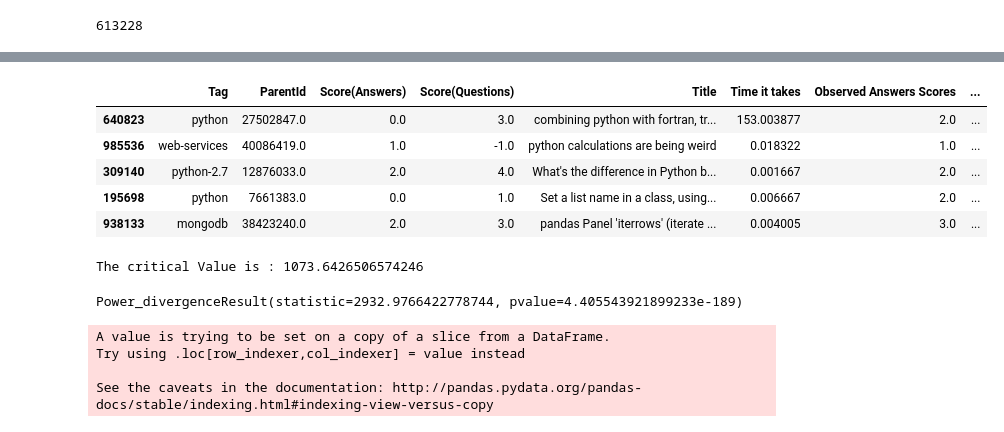
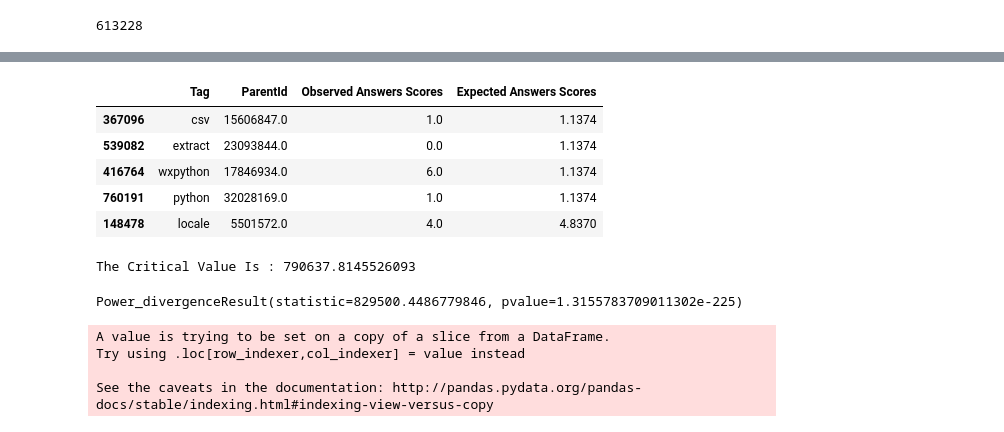
Before and after one commit to fosshie/tnn, a Jupyter notebook: Stacked_Overflow_Final_Draft.ipynb, the cells around one changed output, grey strips where cells are left out. Cells and saved outputs as stored; diff of their text form; code cells hidden in the pictures.

```diff
--- a/Stacked_Overflow_Final_Draft.ipynb
+++ b/Stacked_Overflow_Final_Draft.ipynb
@@ -195,7 +187,7 @@ fig = sm.graphics.plot_regress_exog(regression_model, "score_questions", fig=fig
 # %%
 #Generate a random sample to perform tests on. The Data Frame we'll be using is the average Questions' and Answers' Scores
 #per tag.
-sample_df = most_upvotes_ans.sample(n = 1000)
+sample_df = most_upvotes_ans.sample(n = 788572)
 sample_df.head()
 # %% [output]
 |  | Tag | ParentId | Score(Answers) | Score(Questions) | Title | Time it takes | Max Answer Scores |
@@ -256,42 +247,43 @@ fig = sm.graphics.plot_regress_exog(regression_model, "score_questions", fig=fig
 # %%
 #Perform a Chi-Squared Test for independence to determine whether there is a significant relationship between two categorical
 #variables.In this case, we're testing between Questions and Answers Scores.
 ###Hypothesis: Higher Question Scores are associated with higher Answers Scores.
 ###Null Hypothesis: Questions Scores has no impact on Answers Scores.
 ###From the OLS Regression Results, we have the following equation for EXPECTED ANSWERS SCORES:
 ###Expected Answers Scores = 0.2514 + (1.3787)(Questions Scores) + (0.008)
 
 expected_answers_scores_per_qs = sample_df
-expected_answers_scores_per_qs['Min Answer Scores'] = 1.3917 + (1.2040 * expected_answers_scores_per_qs['Score(Questions)']) + (0.018)
+expected_answers_scores_per_qs['Min Answer Scores'] = 1.1374 + (1.2332 * expected_answers_scores_per_qs['Score(Questions)'])
 expected_answers_scores_per_qs = expected_answers_scores_per_qs.rename(columns = {'Min Answer Scores': 'Expected Answers Scores'})
 
 expected_answers_scores_per_qs = expected_answers_scores_per_qs.rename(columns = {'Max Answer Scores': 'Observed Answers Scores'})
 
+expected_answers_scores_per_qs = expected_answers_scores_per_qs[['Tag', 'ParentId', 'Observed Answers Scores', 'Expected Answers Scores']]
 expected_answers_scores_per_qs.head()
 # %% [output]
-|  | Tag | ParentId | Score(Answers) | Score(Questions) | Title | Time it takes | Observed Answers Scores | ... |
-| 640823 | python | 27502847.0 | 0.0 | 3.0 | combining python with fortran, tr... | 153.003877 | 2.0 | ... |
-| 985536 | web-services | 40086419.0 | 1.0 | -1.0 | python calculations are being weird | 0.018322 | 1.0 | ... |
-| 309140 | python-2.7 | 12876033.0 | 2.0 | 4.0 | What's the difference in Python b... | 0.001667 | 2.0 | ... |
-| 195698 | python | 7661383.0 | 0.0 | 1.0 | Set a list name in a class, using... | 0.006667 | 2.0 | ... |
-| 938133 | mongodb | 38423240.0 | 2.0 | 3.0 | pandas Panel 'iterrows' (iterate ... | 0.004005 | 3.0 | ... |
+|  | Tag | ParentId | Observed Answers Scores | Expected Answers Scores |
+| 367096 | csv | 15606847.0 | 1.0 | 1.1374 |
+| 539082 | extract | 23093844.0 | 0.0 | 1.1374 |
+| 416764 | wxpython | 17846934.0 | 6.0 | 1.1374 |
+| 760191 | python | 32028169.0 | 1.0 | 1.1374 |
+| 148478 | locale | 5501572.0 | 4.0 | 4.8370 |
 # %%
 #Perform the Chi_Squared Test:
 
 Chi_Squared_Test_df = expected_answers_scores_per_qs[['Expected Answers Scores', 'Observed Answers Scores']]
 
-# The degree of freedom is: Sample size - 1 = 1000 - 1 = 999
+# The degree of freedom is: Sample size - 1 = 788572 - 1 = 788571
 # With a p-value of 0.95, the confidence level is 1.00-0.5 = 0.95.
 
-critical_value = stats.chi2.ppf(q = 0.95, df = 999)
-print(f"The critical Value is : {critical_value}")
+critical_value = stats.chi2.ppf(q = 0.95, df = 788571)
+print(f"The Critical Value Is : {critical_value}")
 # %% [output]
-The critical Value is : 1073.6426506574246
+The Critical Value Is : 790637.8145526093
 # %%
 # Run the chi square test with stats.chisquare()
 stats.chisquare(Chi_Squared_Test_df['Observed Answers Scores'], Chi_Squared_Test_df['Expected Answers Scores'])
 # %% [output]
-Power_divergenceResult(statistic=2932.9766422778744, pvalue=4.405543921899233e-189)
+Power_divergenceResult(statistic=829500.4486779846, pvalue=1.3155783709011302e-225)
 # %%
 most_downvotes_ans = clean_des_qs_scores
 most_downvotes_ans['Min Answer Scores'] = most_upvotes_ans.groupby(most_upvotes_ans['ParentId'])['Score(Answers)'].transform(min)
```
Also changed, not shown: parts of 9 cells of this notebook, 1 other file.
